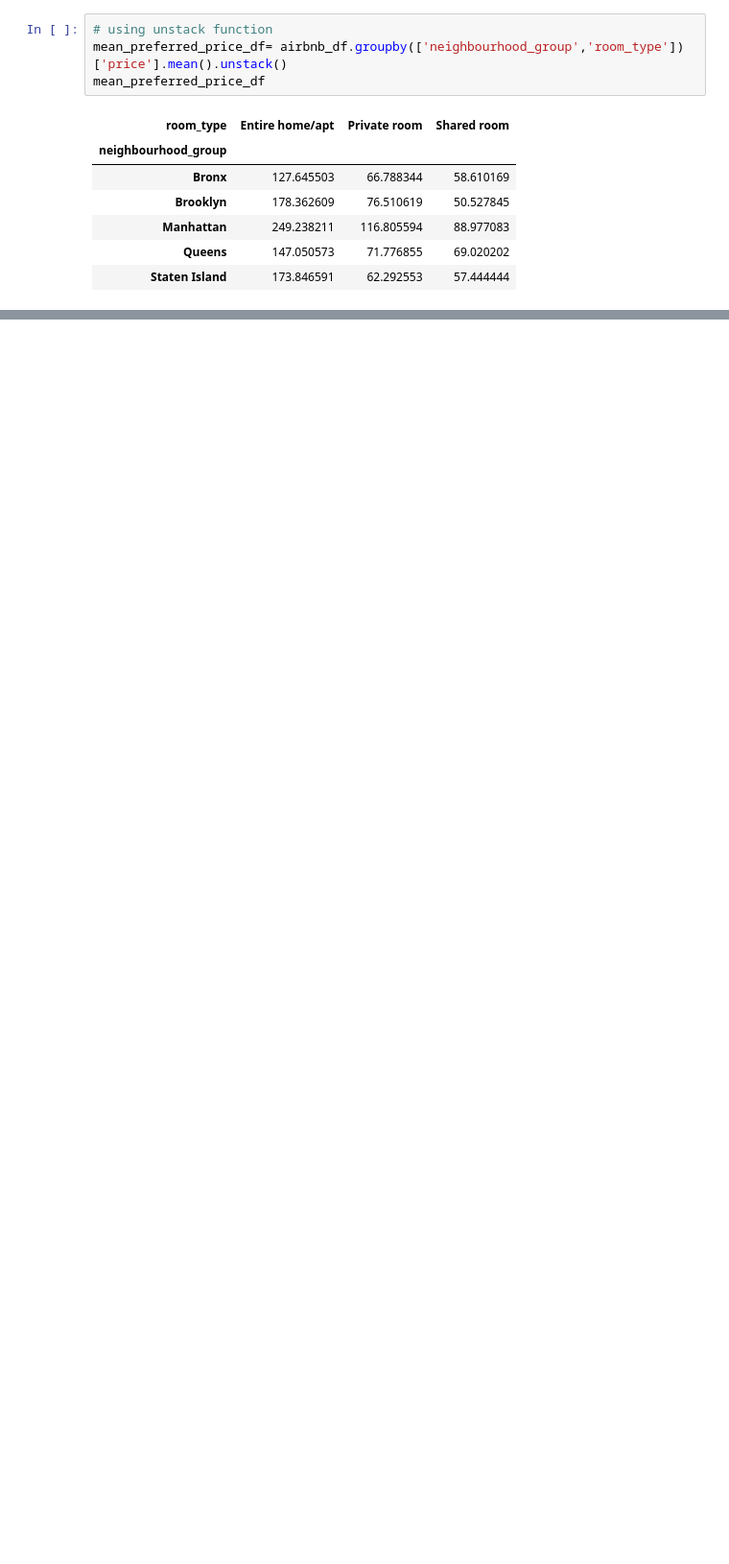
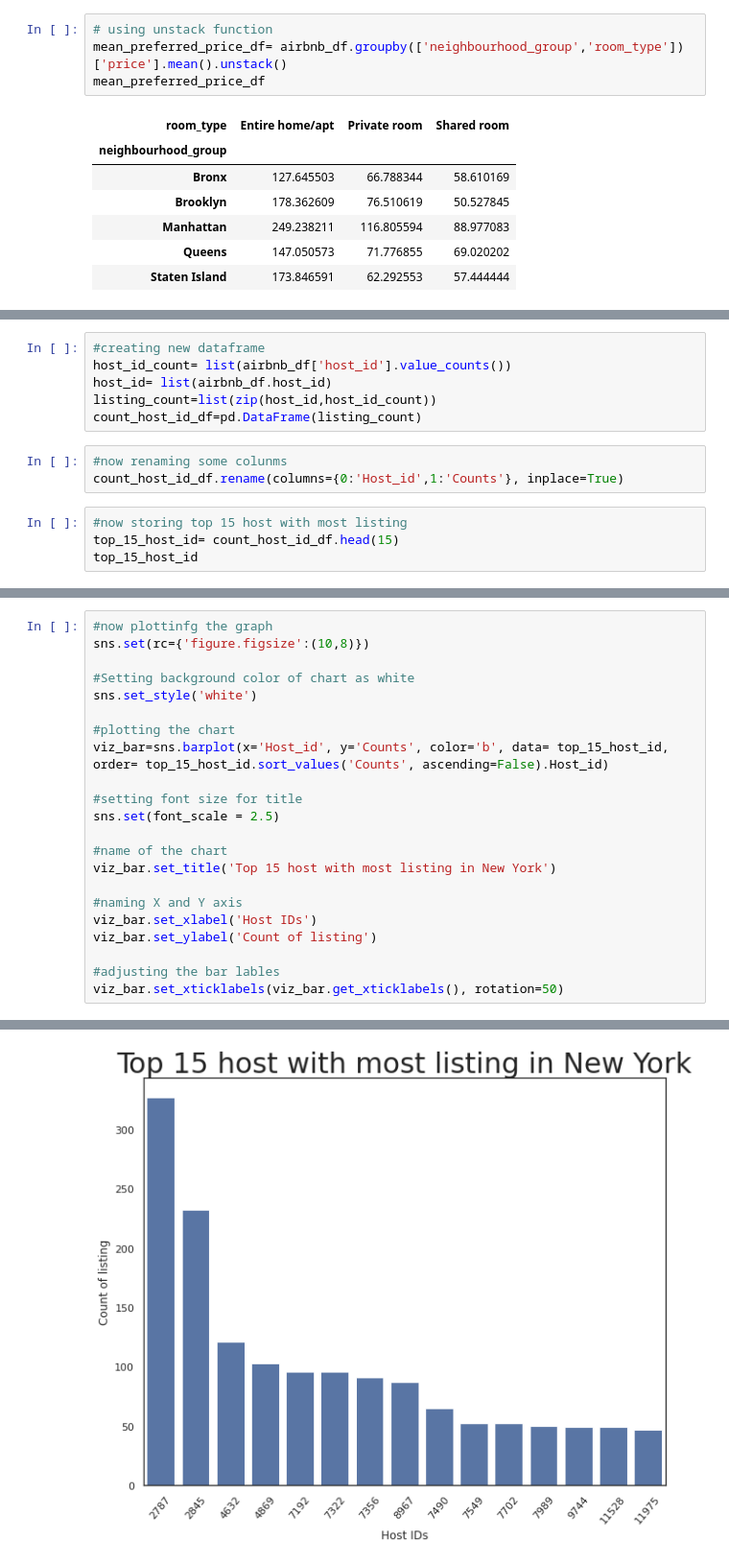
Before and after one commit to vanshansh19/Airbnb-Bookings-Analysis, a Jupyter notebook: EDA_Capstone_Project_1.ipynb, the cells around one changed output, grey strips where cells are left out. Shown at 96% size. Cells and saved outputs as stored; diff of their text form; blank space fills up the shorter version.

```diff
--- a/EDA_Capstone_Project_1.ipynb
+++ b/EDA_Capstone_Project_1.ipynb
@@ -226,0 +392,13 @@ mean_preferred_price_df.plot.bar()
+# %%
+#creating new dataframe
+host_id_count= list(airbnb_df['host_id'].value_counts())
+host_id= list(airbnb_df.host_id)
+listing_count=list(zip(host_id,host_id_count))
+count_host_id_df=pd.DataFrame(listing_count)
+# %%
+#now renaming some colunms
+count_host_id_df.rename(columns={0:'Host_id',1:'Counts'}, inplace=True)
+# %%
+#now storing top 15 host with most listing
+top_15_host_id= count_host_id_df.head(15)
+top_15_host_id
@@ -226,0 +422,23 @@ mean_preferred_price_df.plot.bar()
+# %%
+#now plottinfg the graph
+sns.set(rc={'figure.figsize':(10,8)})
+
+#Setting background color of chart as white
+sns.set_style('white')
+
+#plotting the chart
+viz_bar=sns.barplot(x='Host_id', y='Counts', color='b', data= top_15_host_id, order= top_15_host_id.sort_values('Counts', ascending=False).Host_id)
+
+#setting font size for title
+sns.set(font_scale = 2.5)
+
+#name of the chart
+viz_bar.set_title('Top 15 host with most listing in New York')
+
+#naming X and Y axis
+viz_bar.set_xlabel('Host IDs')
+viz_bar.set_ylabel('Count of listing')
+
+#adjusting the bar lables
+viz_bar.set_xticklabels(viz_bar.get_xticklabels(), rotation=50)
+# %% [output]
@@ -226,0 +460 @@ mean_preferred_price_df.plot.bar()
+[figure, added]
```
Also changed, not shown: parts of 25 cells of this notebook.
